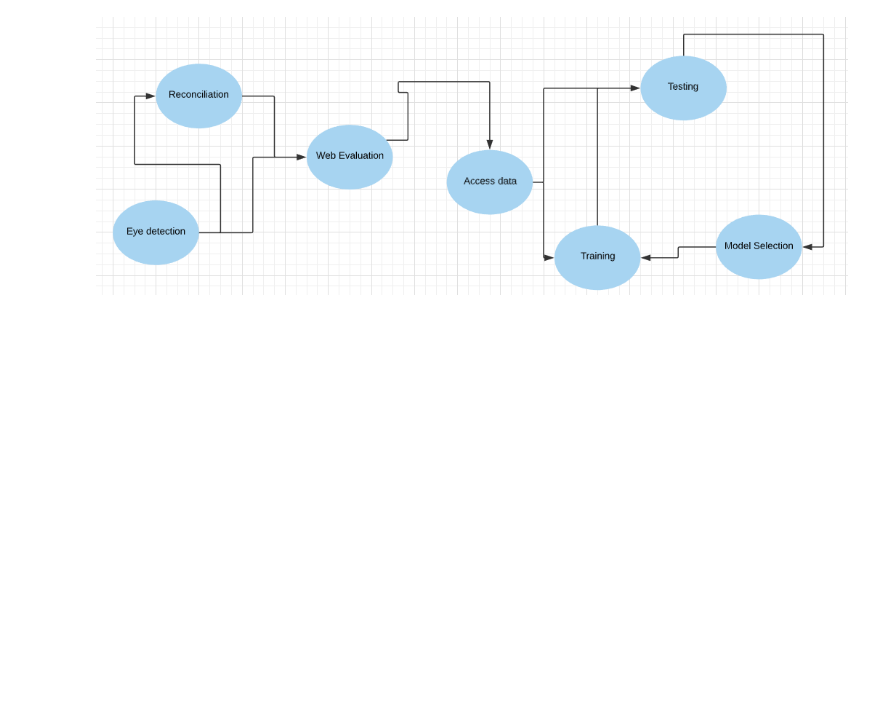
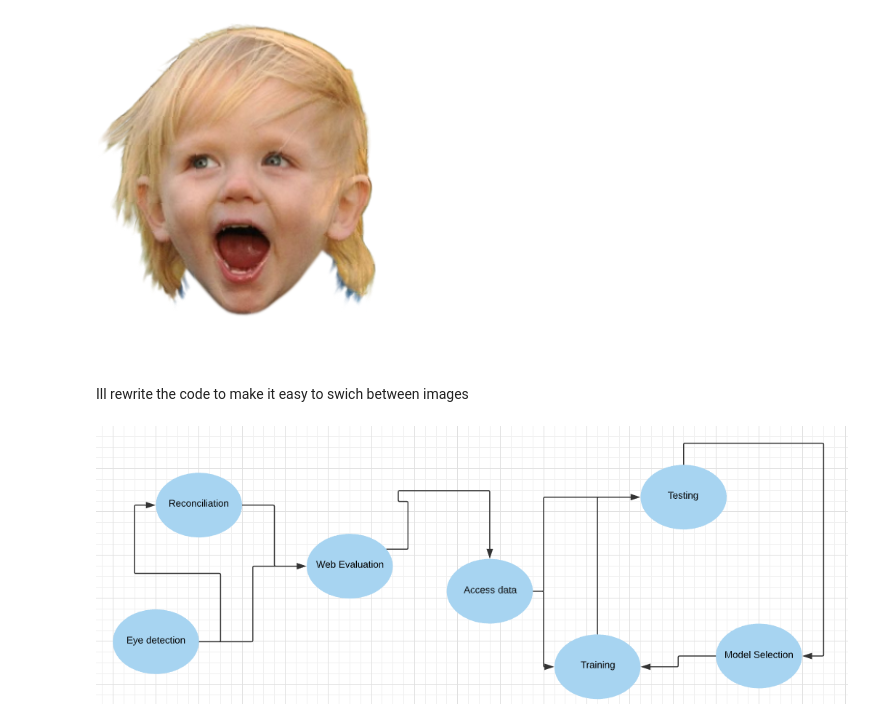
Before and after one commit to NewSciTLH/U-2-Net, a Jupyter notebook: notesdayperday.ipynb, the cells around one changed output. Cells and saved outputs as stored; diff of their text form; code cells hidden in the pictures; blank space fills up the shorter version.

```diff
--- a/notesdayperday.ipynb
+++ b/notesdayperday.ipynb
@@ -0,0 +389,6 @@
+# %%
+Image.open(f'/tmp/{600000}crop_{0}_temp')
+# %% [output]
+[figure, added]
+# %% [markdown]
+Ill rewrite the code to make it easy to swich between images
```
Also changed, not shown: parts of 2 cells of this notebook.
